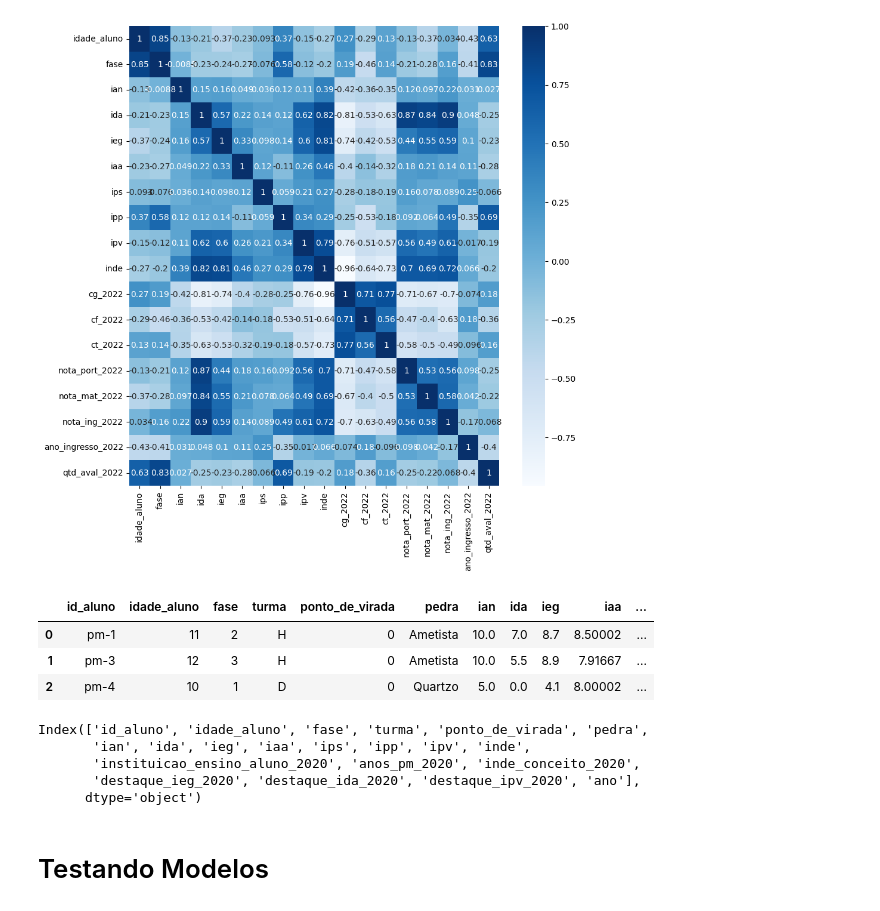
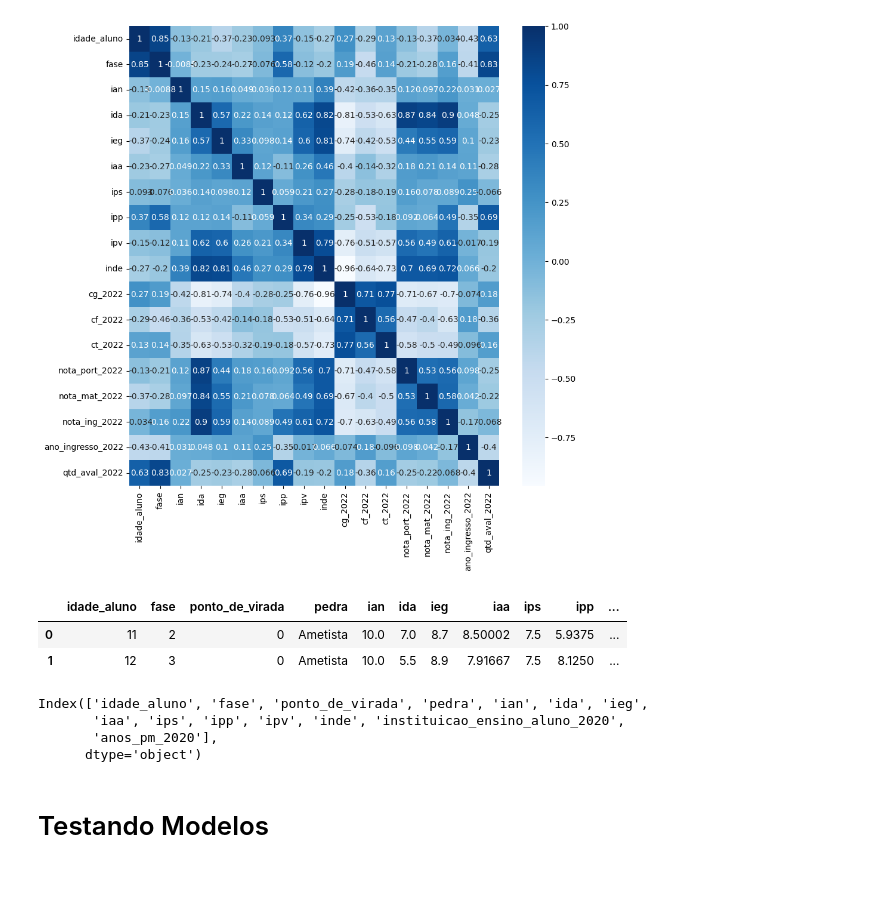
Before and after one commit to giulianafernandes/datathon_fiap, a Jupyter notebook: datathon.ipynb, the cells around one changed output. Cells and saved outputs as stored; diff of their text form; code cells hidden in the pictures; blank space fills up the shorter version.

```diff
--- a/datathon.ipynb
+++ b/datathon.ipynb
@@ -552,10 +552,14 @@ mcorrelacao(dados22)
 [figure]
 # %%
 # testando modelo com o df 2020
+# %%
+dados20['instituicao_ensino_aluno_2020'] = dados20['instituicao_ensino_aluno_2020'].replace(['Escola Pública', 'Rede Decisão/União', 'Escola João Paulo II'], [1, 0, 0])
+# %%
+dados20 = dados20.drop(['id_aluno','inde_conceito_2020','destaque_ieg_2020',
+                        'destaque_ida_2020','destaque_ipv_2020','ano','turma'], axis=1)
 # %%
-dados20.head(3)
+dados20.head(2)
 # %% [output]
-|  | id_aluno | idade_aluno | fase | turma | ponto_de_virada | pedra | ian | ida | ieg | iaa | ... |
-| 0 | pm-1 | 11 | 2 | H | 0 | Ametista | 10.0 | 7.0 | 8.7 | 8.50002 | ... |
-| 1 | pm-3 | 12 | 3 | H | 0 | Ametista | 10.0 | 5.5 | 8.9 | 7.91667 | ... |
-| 2 | pm-4 | 10 | 1 | D | 0 | Quartzo | 5.0 | 0.0 | 4.1 | 8.00002 | ... |
+|  | idade_aluno | fase | ponto_de_virada | pedra | ian | ida | ieg | iaa | ips | ipp | ... |
+| 0 | 11 | 2 | 0 | Ametista | 10.0 | 7.0 | 8.7 | 8.50002 | 7.5 | 5.9375 | ... |
+| 1 | 12 | 3 | 0 | Ametista | 10.0 | 5.5 | 8.9 | 7.91667 | 7.5 | 8.1250 | ... |
@@ -562,8 +570,7 @@ dados20.head(3)
 # %%
 dados20.columns
 # %% [output]
-Index(['id_aluno', 'idade_aluno', 'fase', 'turma', 'ponto_de_virada', 'pedra',
-       'ian', 'ida', 'ieg', 'iaa', 'ips', 'ipp', 'ipv', 'inde',
-       'instituicao_ensino_aluno_2020', 'anos_pm_2020', 'inde_conceito_2020',
-       'destaque_ieg_2020', 'destaque_ida_2020', 'destaque_ipv_2020', 'ano'],
+Index(['idade_aluno', 'fase', 'ponto_de_virada', 'pedra', 'ian', 'ida', 'ieg',
+       'iaa', 'ips', 'ipp', 'ipv', 'inde', 'instituicao_ensino_aluno_2020',
+       'anos_pm_2020'],
       dtype='object')
```
Also changed, not shown: parts of 28 cells of this notebook, 13 other files.
